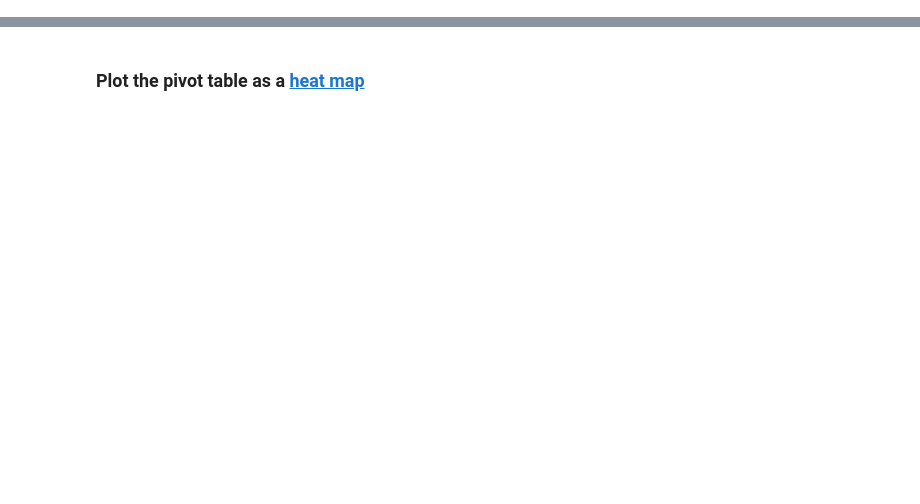
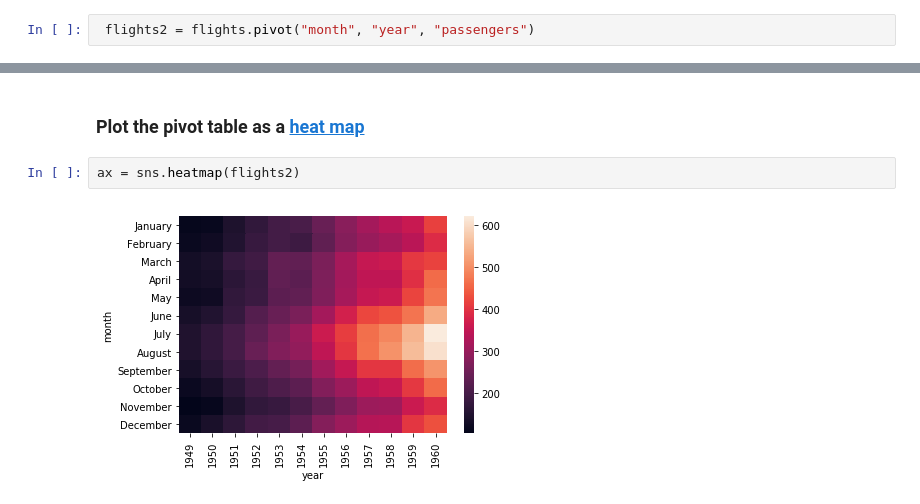
Before and after one commit to bloominstituteoftechnology/DS-Sprint-02-Storytelling-With-Data, a Jupyter notebook: module2-choose-appropriate-visualizations/LS_DS_122_Choose_appropriate_visualizations.ipynb, the cells around one changed output, grey strips where cells are left out. Saved outputs shown, nothing was run; the diff lists cells and outputs as text; blank space fills up the shorter version.

```diff
--- a/module2-choose-appropriate-visualizations/LS_DS_122_Choose_appropriate_visualizations.ipynb
+++ b/module2-choose-appropriate-visualizations/LS_DS_122_Choose_appropriate_visualizations.ipynb
@@ -511,0 +554,2 @@ sns.relplot('year','passengers', data=flights, alpha=0.5)
+# %%
+ flights2 = flights.pivot("month", "year", "passengers")
@@ -512,2 +573,6 @@ sns.relplot('year','passengers', data=flights, alpha=0.5)
 # %% [markdown]
 ### Plot the pivot table as a [heat map](https://seaborn.pydata.org/generated/seaborn.heatmap.html)
+# %%
+ax = sns.heatmap(flights2)
+# %% [output]
+[figure, added]
```
Also changed, not shown: parts of 6 cells of this notebook.
